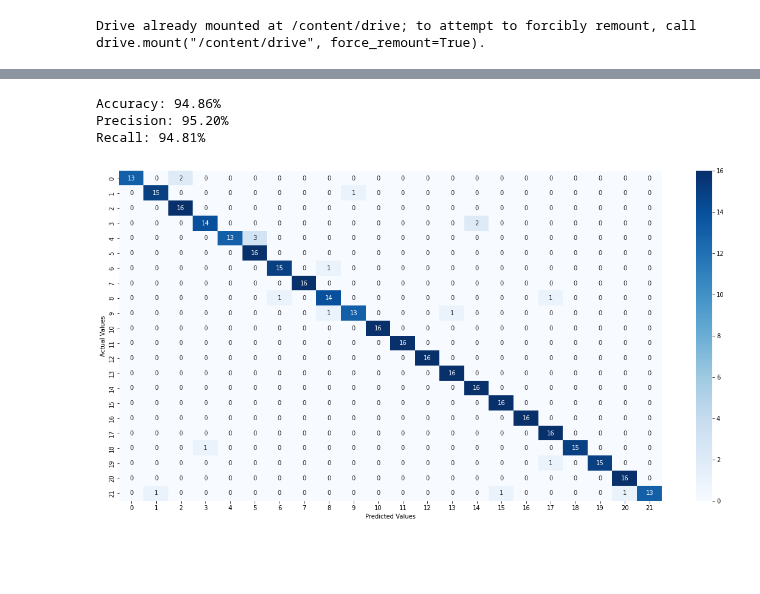
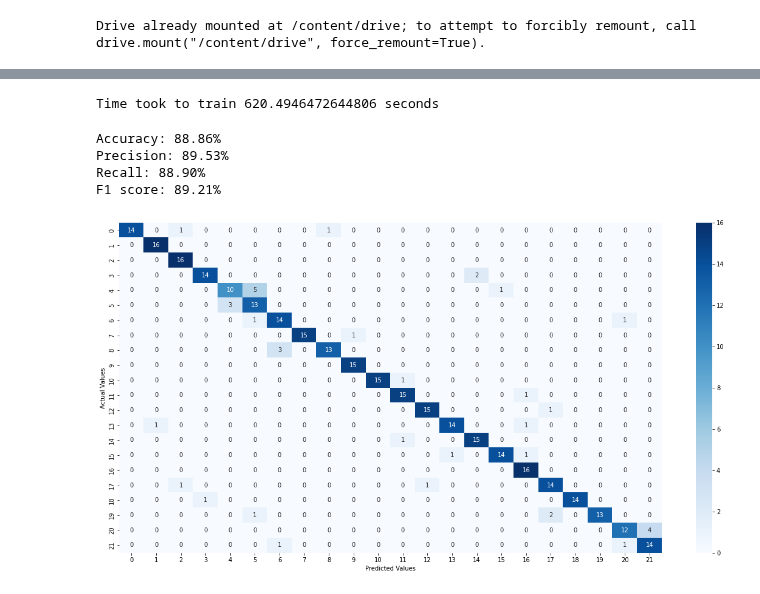
Before and after one commit to Saadman53/Thesis-Human-Activity-Recognition, a Jupyter notebook: Alexnet_Classification(Sobel).ipynb, the cells around one changed output, grey strips where cells are left out. Cells and saved outputs as stored; diff of their text form; code cells hidden in the pictures; blank space fills up the shorter version.

```diff
--- a/Alexnet_Classification(Sobel).ipynb
+++ b/Alexnet_Classification(Sobel).ipynb
@@ -136,0 +293,6 @@ def extract_batch(X,y,batch_size,step,no_of_samples):
+# %%
+data = experiment.fetch_data()
+dff = data.df
+best_arm_name = dff.arm_name[dff['mean'] == dff['mean'].max()].values[0]
+best_arm = experiment.arms_by_name[best_arm_name]
+best_arm
@@ -137 +301,3 @@ def extract_batch(X,y,batch_size,step,no_of_samples):
+# %%
+best_parameters = best_arm.parameters
 # %%
@@ -230,0 +386,5 @@ Training for fold 1
+# %%
+start = time.time()
+model, y_pred = model_training_evaluation(X_train, X_test, y_train, y_test)
+end = time.time()
+training_time = end - start
@@ -231,3 +410,7 @@ Training for fold 1
+# %%
+print(f"Time took to train {training_time} seconds")
+# %% [output]
+Time took to train 620.4946472644806 seconds
 # %%
 def cf_matrix(y_pred, test_y):
   y_pred_softmax = torch.log_softmax(y_pred, dim = 1)
@@ -238,20 +421,23 @@ def cf_matrix(y_pred, test_y):
   cm = confusion_matrix(test_y.ravel(), y_pred)
   recall = np.mean(recall_score(test_y.ravel(), y_pred, average=None))*100.0
   precision = np.mean(precision_score(test_y.ravel(), y_pred, average=None))*100.0
+  f1 = 2*((precision*recall*1.0)/(precision+recall))
   f,ax=plt.subplots(figsize=(20,10))
   sns.heatmap(cm,annot=True,fmt='.0f', cmap="Blues")
   print(f"Accuracy: {acc:.2f}%")
   print(f"Precision: {precision:.2f}%")
   print(f"Recall: {recall:.2f}%")
+  print(f"F1 score: {f1:.2f}%")
   plt.ylabel('Actual Values')
   plt.xlabel('Predicted Values')
   plt.show()
-  return cm,acc, recall, precision
+  return cm,acc, recall, precision, f1
 # %%
-cm,acc, recall, precision = cf_matrix(pred, y_test)
+cm,acc, recall, precision,f1 = cf_matrix(y_pred, y_test)
 # %% [output]
-Accuracy: 94.86%
-Precision: 95.20%
-Recall: 94.81%
+Accuracy: 88.86%
+Precision: 89.53%
+Recall: 88.90%
+F1 score: 89.21%
-[figure, old version]
+[figure, new version]
 # %%
```
Also changed, not shown: parts of 21 cells of this notebook.
